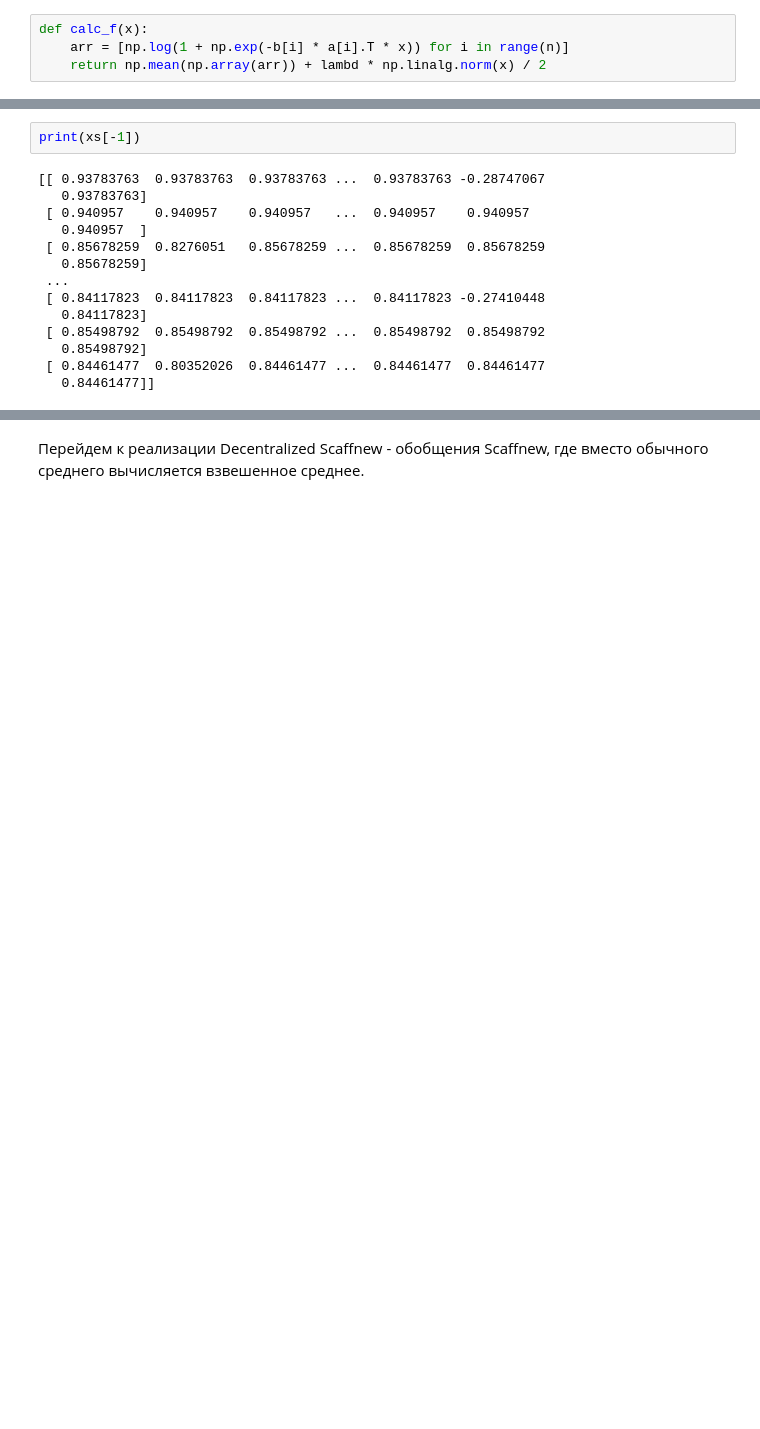
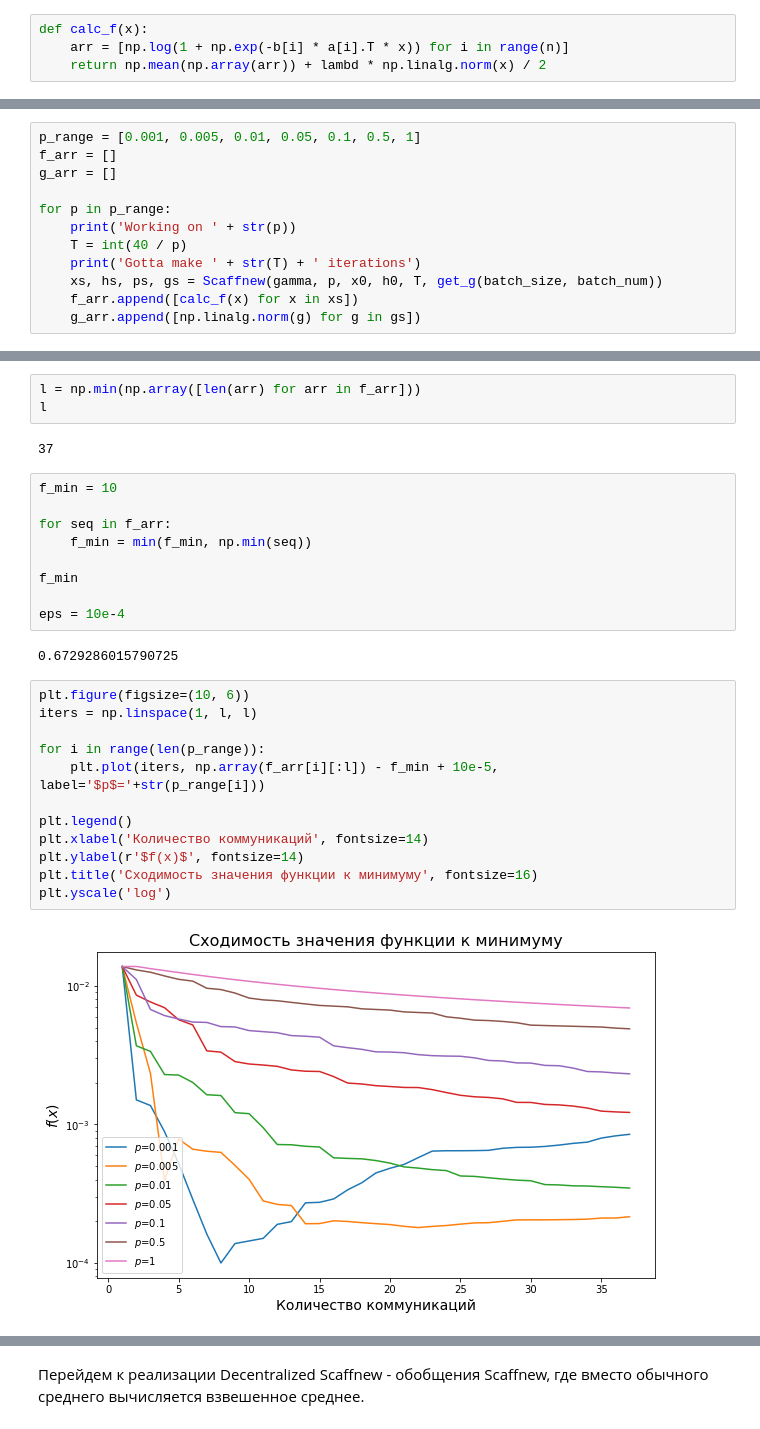
Before and after one commit to KseniyaShestakova/ProxSkip, a Jupyter notebook: ProxSkip.ipynb, the cells around one changed output, grey strips where cells are left out. Saved outputs shown, nothing was run; the diff lists cells and outputs as text; blank space fills up the shorter version.

```diff
--- a/ProxSkip.ipynb
+++ b/ProxSkip.ipynb
@@ -307,0 +385,12 @@ Text(0, 0.5, 'Значение loss-функции')
+# %%
+p_range = [0.001, 0.005, 0.01, 0.05, 0.1, 0.5, 1]
+f_arr = []
+g_arr = []
+
+for p in p_range:
+    print('Working on ' + str(p))
+    T = int(40 / p)
+    print('Gotta make ' + str(T) + ' iterations')
+    xs, hs, ps, gs = Scaffnew(gamma, p, x0, h0, T, get_g(batch_size, batch_num))
+    f_arr.append([calc_f(x) for x in xs])
+    g_arr.append([np.linalg.norm(g) for g in gs])
@@ -308,16 +415,30 @@ Text(0, 0.5, 'Значение loss-функции')
 # %%
-print(xs[-1])
+l = np.min(np.array([len(arr) for arr in f_arr]))
+l
 # %% [output]
-[[ 0.93783763  0.93783763  0.93783763 ...  0.93783763 -0.28747067
-   0.93783763]
- [ 0.940957    0.940957    0.940957   ...  0.940957    0.940957
-   0.940957  ]
- [ 0.85678259  0.8276051   0.85678259 ...  0.85678259  0.85678259
-   0.85678259]
- ...
- [ 0.84117823  0.84117823  0.84117823 ...  0.84117823 -0.27410448
-   0.84117823]
- [ 0.85498792  0.85498792  0.85498792 ...  0.85498792  0.85498792
-   0.85498792]
- [ 0.84461477  0.80352026  0.84461477 ...  0.84461477  0.84461477
-   0.84461477]]
+37
+# %%
+f_min = 10
+
+for seq in f_arr:
+    f_min = min(f_min, np.min(seq))
+
+f_min
+
+eps = 10e-4
+# %% [output]
+0.6729286015790725
+# %%
+plt.figure(figsize=(10, 6))
+iters = np.linspace(1, l, l)
+
+for i in range(len(p_range)):
+    plt.plot(iters, np.array(f_arr[i][:l]) - f_min + 10e-5, label='$p$='+str(p_range[i]))
+
+plt.legend()
+plt.xlabel('Количество коммуникаций', fontsize=14)
+plt.ylabel(r'$f(x)$', fontsize=14)
+plt.title('Сходимость значения функции к минимуму', fontsize=16)
+plt.yscale('log')
+# %% [output]
+[figure, added]
```
Also changed, not shown: parts of 22 cells of this notebook.
